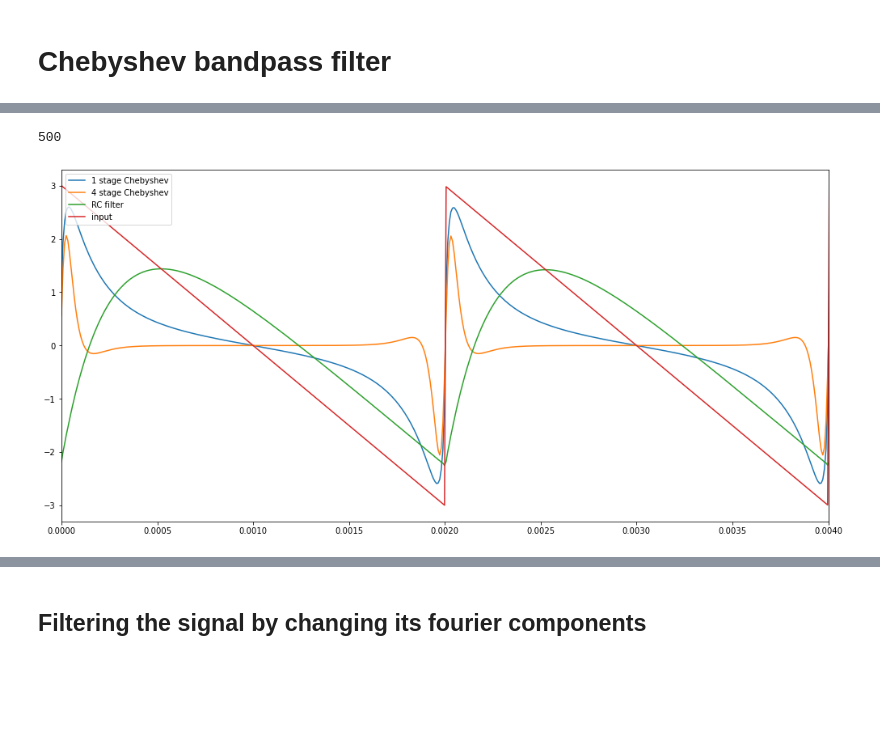
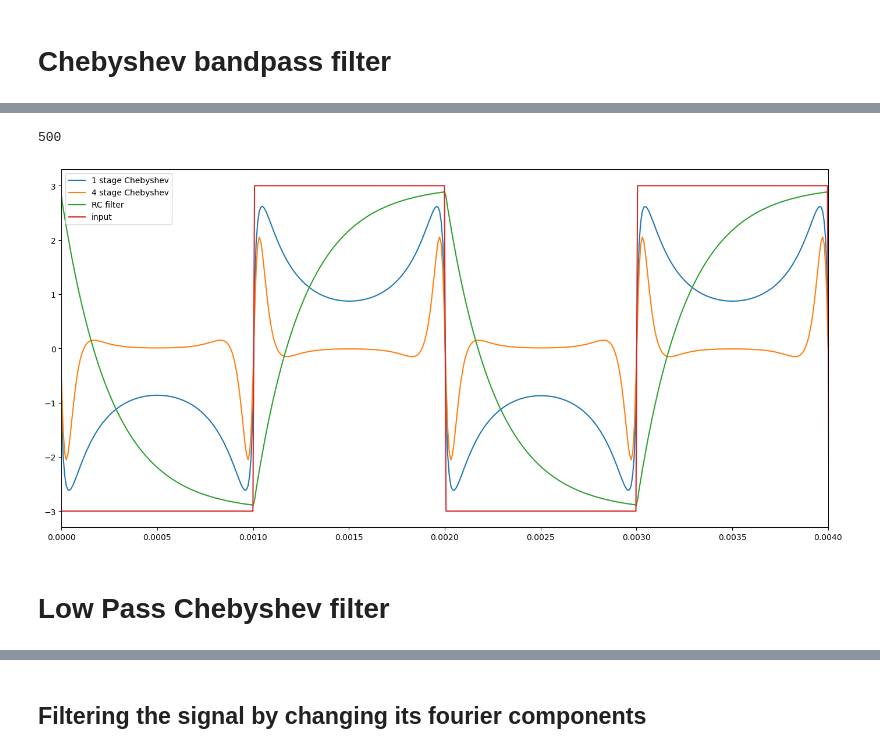
Before and after one commit to vitortonaco/physics, a Jupyter notebook: digital_signal_processing/rc_low_pass_filter.ipynb, the cells around one changed output, grey strips where cells are left out. Cells and saved outputs as stored; diff of their text form; code cells hidden in the pictures; blank space fills up the shorter version.

```diff
--- a/digital_signal_processing/rc_low_pass_filter.ipynb
+++ b/digital_signal_processing/rc_low_pass_filter.ipynb
@@ -37,7 +37,7 @@ def H_RC(omega):
     return 1/den
 
 
-def H_Chebyshev(freq, fc, stageCount):
+def H_ChebyshevBand(freq, fc, stageCount):
     C = 0.01*10**(-6) # Faraday
     R1 = 10*10**3 # ohm
     stages = [(0.5359, 0.522), (0.2657, 1.379),
@@ -51,10 +51,36 @@ def H_Chebyshev(freq, fc, stageCount):
         stage = stages[i]
         R = stage[0]/(C*fc)
         Rf = R1*stage[1]
-#         G *= (R1+Rf)/(2*Rf+R1+2*R*C*(R1+Rf)*s) # transfer function
         G *=(4*R*C*(R1+Rf)*s)/(8*(R**2)*(C**2)*(s**2)*(R1-Rf)+2*R*C*(3*R1-Rf)*s+R1) # Good band pass FT, not a low pass though
 
     return np.abs(G)
+
+
+def H_ChebyshevLow(freq, fc, stageCount):
+    C = 0.01*10**(-6) # Faraday
+    R1 = 10*10**3 # ohm
+    stages = [(0.5359, 0.522), (0.2657, 1.379),
+              (0.1848, 1.711), (0.1582, 1.913)] # pairs of (k1,k2)
+    w = hz2rad(freq)
+    if (freq == 0):
+        return 0
+
+    s = 1j * (w)
+    G = 1
+
+    for i in range(stageCount):
+        stage = stages[i]
+        R = stage[0]/(C*fc)
+        Rf = R1*stage[1]
+        Zc = -1j/(C*w) # impedancia do capacitor
+
+        k1 = (2*Zc+R)/(3*R*Zc + R*R + Zc*Zc)
+        k2 = (Zc+R)/(3*R*Zc + R*R + Zc*Zc)
+        num = 1 - 2*k1*R + R*(1-R*k1)/Zc
+        den = R1/(R1+Rf) - 2*R*k2 + R*(1-R*k2)/Zc
+        G *= num/den # Good band pass FT, not a low pass though
+
+    return G
 
 def Phase(H_w):
 
@@ -125,7 +151,7 @@ plotBode(freqs,H_w,fc)
 # sinal de entrada
 
 
-x = [SawWave(i,F) for i in t]
+x = [SquareWave(i,F) for i in t]
 
 # exit signal
 fft_x = np.fft.fft(x)
@@ -219,28 +245,30 @@ fig.set_size_inches(17,8)
 # %%
 # diferenca entre 1 e 4 estagios
 print(F)
 
 
 
-H_w1 = H_Chebyshev(freqs, fc, 1)
-H_w2 = H_Chebyshev(freqs, fc, 4)
+H_w1 = H_ChebyshevBand(freqs, fc, 1)
+H_w2 = H_ChebyshevBand(freqs, fc, 4)
 maxGain1 = np.max(np.abs(H_w1))
 maxGain2 = np.max(np.abs(H_w2))
 
 fft_y1 = H_w1*fft_x
 fft_y2 = H_w2*fft_x
 
 y1 = np.real(np.fft.ifft(fft_y1))
 y2 =  np.real(np.fft.ifft(fft_y2))
 
 
 plt.plot(t,(1/maxGain1)*y1, label = '1 stage Chebyshev')
 plt.plot(t,(1/maxGain2)*y2, label = '4 stage Chebyshev')
 plt.plot(t,y_rc, label = 'RC filter')
 plt.plot(t,x, label = 'input')
 plt.legend(loc = 'upper left')
 plt.xlim(0,2/F)
 plt.gcf().set_size_inches(17,8)
 # %% [output]
 500
-[figure, old version]
+[figure, new version]
+# %% [markdown]
+# Low Pass Chebyshev filter
```
Also changed, not shown: parts of 9 cells of this notebook.
